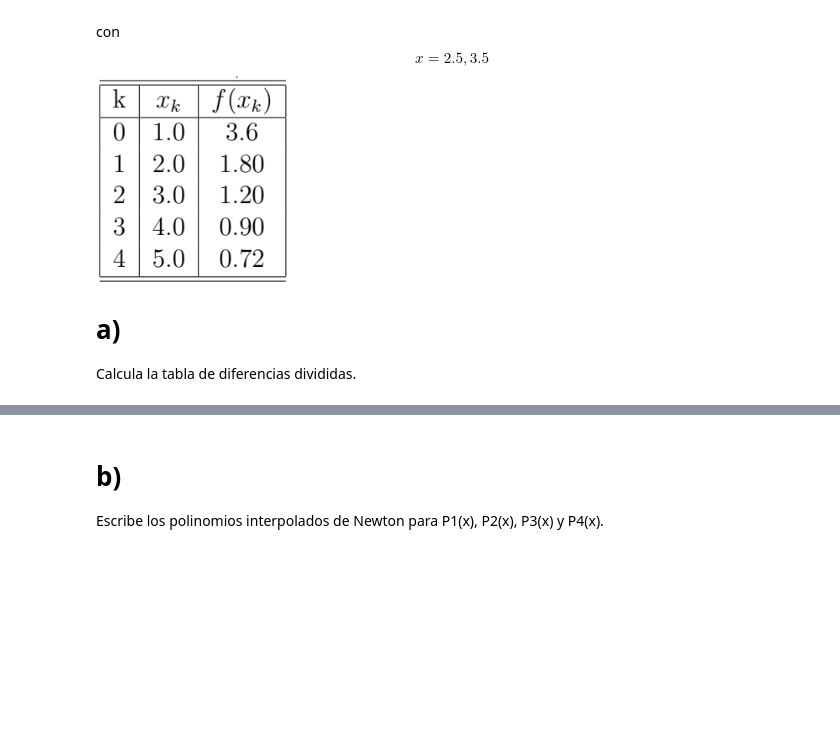
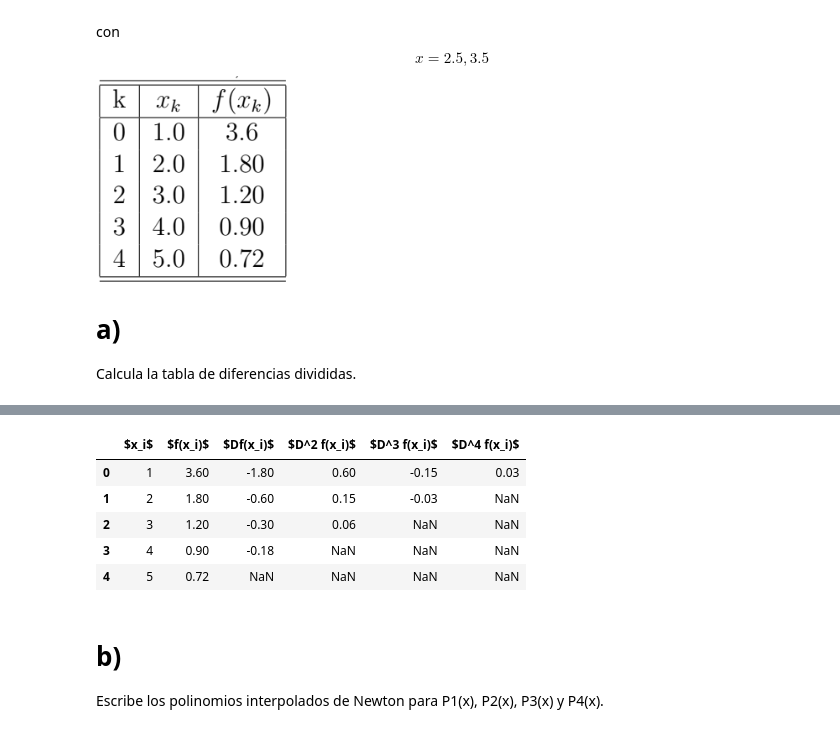
Before and after one commit to AndresAVargas/Fisica_Computacional, a Jupyter notebook: Tareas/Tarea_2_Andrés_Adrián_Vargas_Sánchez.ipynb, the cells around one changed output, grey strips where cells are left out. Saved outputs shown, nothing was run; the diff lists cells and outputs as text; code cells hidden in the pictures; blank space fills up the shorter version.

```diff
--- a/Tareas/Tarea_2_Andrés_Adrián_Vargas_Sánchez.ipynb
+++ b/Tareas/Tarea_2_Andrés_Adrián_Vargas_Sánchez.ipynb
@@ -110,4 +114,16 @@ con$$ x=2.5,3.5$$
 # a)
 Calcula la tabla de diferencias divididas.
 # %%
+X = [1 + 1*i for i in range(5)]
+f_i = [3.6/(X[i]) for i in range(5)]
+f_ii = [(f_i[i+1] - f_i[i]) / (X[i+1] - X[i]) for i in range(4)]
+f_iii = [(f_ii[i+1] - f_ii[i]) / (X[i+2] - X[i]) for i in range(3)]
+f_iiii = [(f_iii[i+1] - f_iii[i]) / (X[i+3] - X[i]) for i in range(2)]
+f_iiiii = [(f_iiii[i+1] - f_iiii[i]) / (X[i+4] - X[i]) for i in range(1)]
+
+ffdat = pd.DataFrame(list(zip_longest(f_i, f_ii, f_iii, f_iiii, f_iiiii)),
+          index=range(5), columns=["$f(x_i)$", "$Df(x_i)$", "$D^2 f(x_i)$", "$D^3 f(x_i)$", "$D^4 f(x_i)$"])
+# print(ffdat)
+ffdat.insert(0, "$x_i$", X) #list.insert(index, element)
+ffdat
 # %% [output]
@@ -115,3 +130,9 @@ SyntaxError: invalid syntax (Temp/ipykernel_12260/1013612970.py, line 2)
+|  | $x_i$ | $f(x_i)$ | $Df(x_i)$ | $D^2 f(x_i)$ | $D^3 f(x_i)$ | $D^4 f(x_i)$ |
+| 0 | 1 | 3.60 | -1.80 | 0.60 | -0.15 | 0.03 |
+| 1 | 2 | 1.80 | -0.60 | 0.15 | -0.03 | NaN |
+| 2 | 3 | 1.20 | -0.30 | 0.06 | NaN | NaN |
+| 3 | 4 | 0.90 | -0.18 | NaN | NaN | NaN |
+| 4 | 5 | 0.72 | NaN | NaN | NaN | NaN |
 # %% [markdown]
 # b)
 Escribe los polinomios interpolados de Newton para P1(x), P2(x), P3(x) y P4(x).
```
Also changed, not shown: parts of 11 cells of this notebook, 1 other file.
